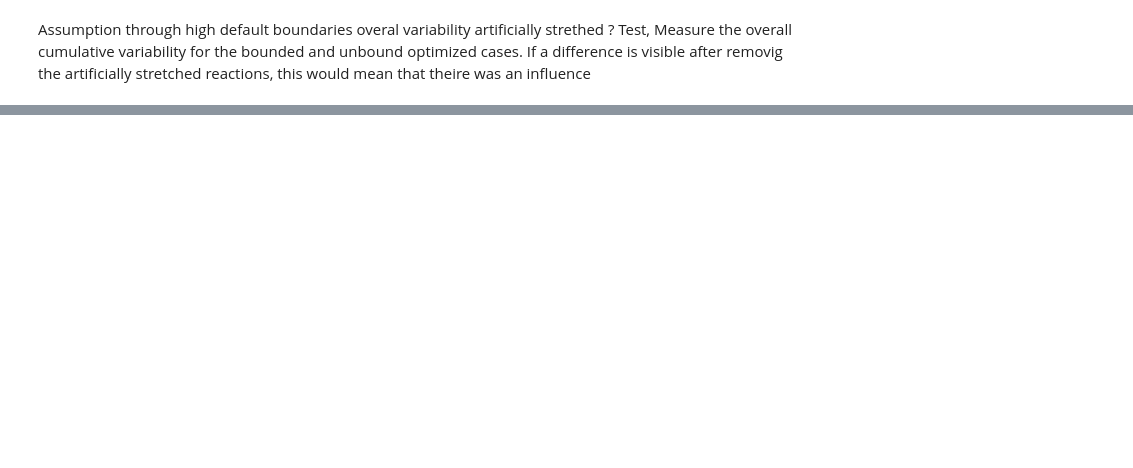
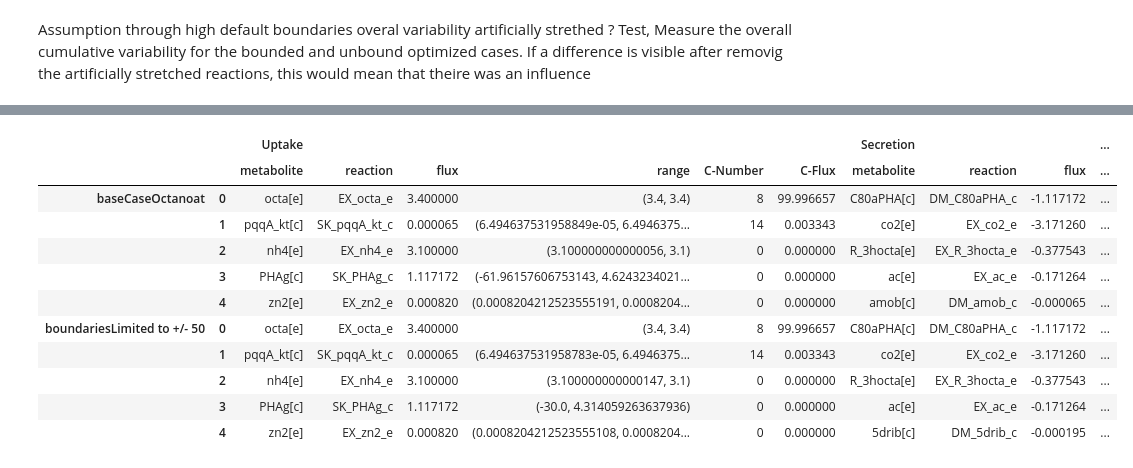
Before and after one commit to lizat-i/PseudomonasPutidaCobraPy, a Jupyter notebook: internalfluxtracking.ipynb, the cells around one changed output, grey strips where cells are left out. Cells and saved outputs as stored; diff of their text form; code cells hidden in the pictures; blank space fills up the shorter version.

```diff
--- a/internalfluxtracking.ipynb
+++ b/internalfluxtracking.ipynb
@@ -93,0 +106,20 @@ AttributeError: 'Series' object has no attribute 'nonzero'
+# %%
+modelDict = {
+    "baseCaseOctanoat" : model ,
+    "boundariesLimited to +/- 50" : bounded_model
+    }
+comparisonObjectBoundaedModels = ext.ModelComparison(modelDict=modelDict)
+comparisonObjectBoundaedModels.multiModellSummary(fvaDIr=.99,sortKrit='C-Flux')
+# %% [output]
+|  |  | Uptake |  |  |  |  |  | Secretion |  |  | ... |
+|  |  | metabolite | reaction | flux | range | C-Number | C-Flux | metabolite | reaction | flux | ... |
+| baseCaseOctanoat | 0 | octa[e] | EX_octa_e | 3.400000 | (3.4, 3.4) | 8 | 99.996657 | C80aPHA[c] | DM_C80aPHA_c | -1.117172 | ... |
+|  | 1 | pqqA_kt[c] | SK_pqqA_kt_c | 0.000065 | (6.494637531958849e-05, 6.4946375... | 14 | 0.003343 | co2[e] | EX_co2_e | -3.171260 | ... |
+|  | 2 | nh4[e] | EX_nh4_e | 3.100000 | (3.100000000000056, 3.1) | 0 | 0.000000 | R_3hocta[e] | EX_R_3hocta_e | -0.377543 | ... |
+|  | 3 | PHAg[c] | SK_PHAg_c | 1.117172 | (-61.96157606753143, 4.6243234021... | 0 | 0.000000 | ac[e] | EX_ac_e | -0.171264 | ... |
+|  | 4 | zn2[e] | EX_zn2_e | 0.000820 | (0.0008204212523555191, 0.0008204... | 0 | 0.000000 | amob[c] | DM_amob_c | -0.000065 | ... |
+| boundariesLimited to +/- 50 | 0 | octa[e] | EX_octa_e | 3.400000 | (3.4, 3.4) | 8 | 99.996657 | C80aPHA[c] | DM_C80aPHA_c | -1.117172 | ... |
+|  | 1 | pqqA_kt[c] | SK_pqqA_kt_c | 0.000065 | (6.494637531958783e-05, 6.4946375... | 14 | 0.003343 | co2[e] | EX_co2_e | -3.171260 | ... |
+|  | 2 | nh4[e] | EX_nh4_e | 3.100000 | (3.100000000000147, 3.1) | 0 | 0.000000 | R_3hocta[e] | EX_R_3hocta_e | -0.377543 | ... |
+|  | 3 | PHAg[c] | SK_PHAg_c | 1.117172 | (-30.0, 4.314059263637936) | 0 | 0.000000 | ac[e] | EX_ac_e | -0.171264 | ... |
+|  | 4 | zn2[e] | EX_zn2_e | 0.000820 | (0.0008204212523555108, 0.0008204... | 0 | 0.000000 | 5drib[c] | DM_5drib_c | -0.000195 | ... |
```
Also changed, not shown: parts of 8 cells of this notebook, 1 other file.
